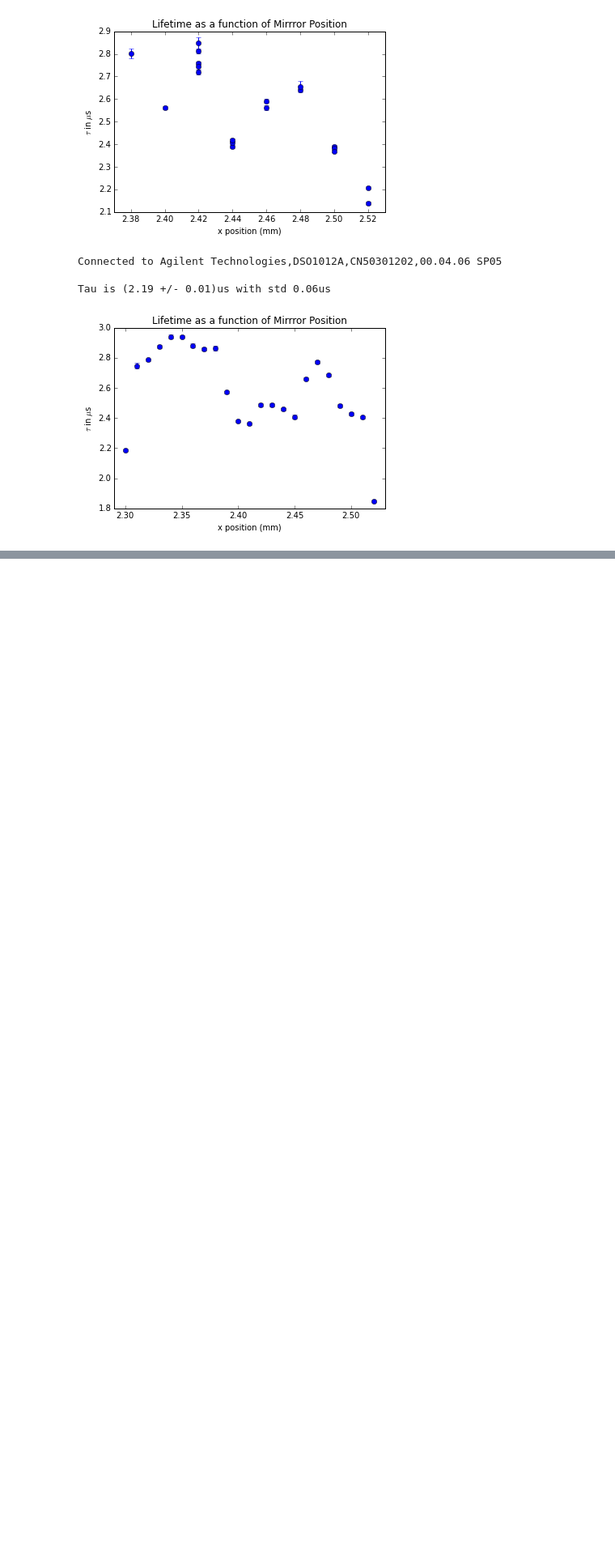
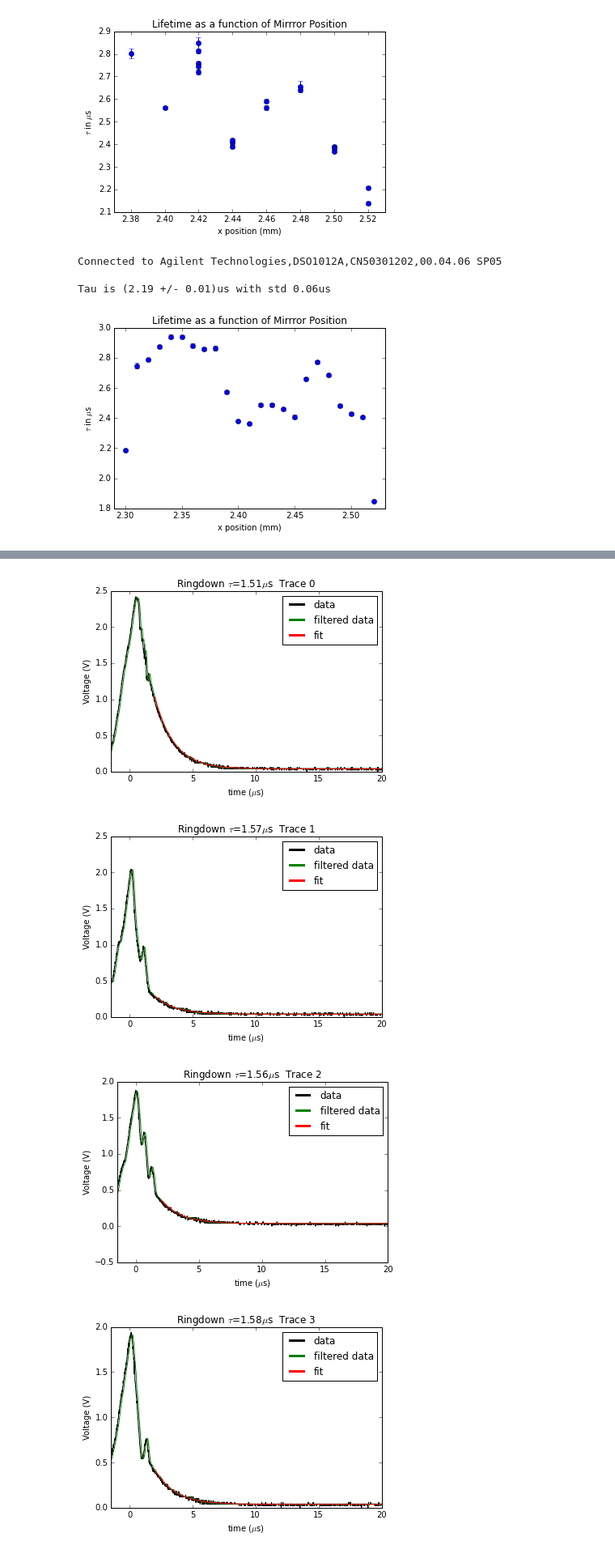
Before and after one commit to zakv/Ringdown_Scope_Code, a Jupyter notebook: Ringdown_Scope_Code.ipynb, the cells around one changed output, grey strips where cells are left out. Shown at 81% size. Cells and saved outputs as stored; diff of their text form; code cells hidden in the pictures; blank space fills up the shorter version.

```diff
--- a/Ringdown_Scope_Code.ipynb
+++ b/Ringdown_Scope_Code.ipynb
@@ -75,7 +75,7 @@ Tau is (2.19 +/- 0.01)us with std 0.06us
 # %%
 reload(instrument)
 scope=instrument.AgilentScope("/dev/usbtmc0")
-tau_mean,tau_uncertainty,series=scope.measure_tau(100)
+tau_mean,tau_uncertainty,series=scope.measure_tau(50)
 # %% [output]
 Connected to Agilent Technologies,DSO1012A,CN50301202,00.04.06 SP05
 
@@ -82,0 +83,8 @@ Tau is (2.33 +/- 0.01)us with std 0.07us
+# %%
+for j in range(10):
+    series.plot_ringdown(j)
+# %% [output]
+[figure, added]
+[figure, added]
+[figure, added]
+[figure, added]
```
Also changed, not shown: parts of 17 cells of this notebook.
